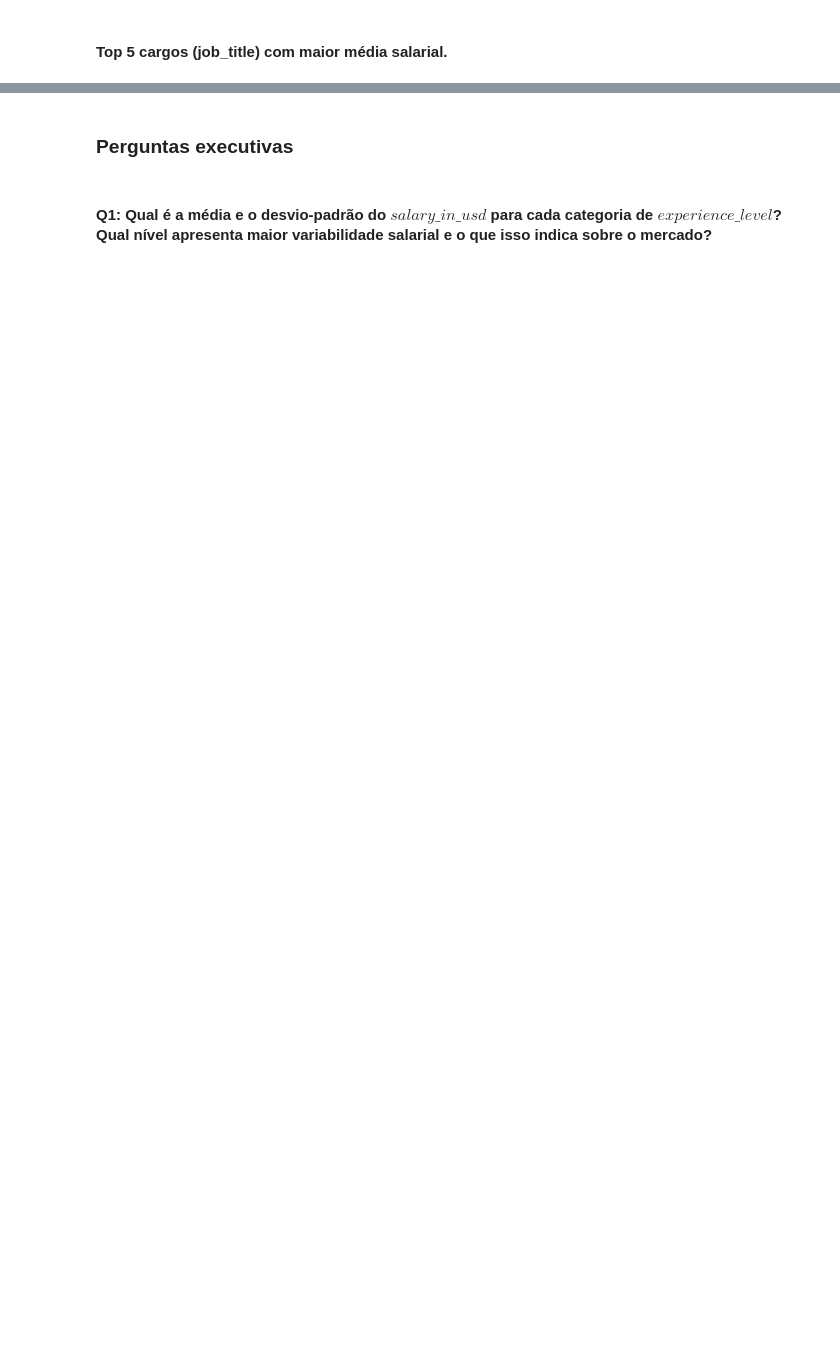
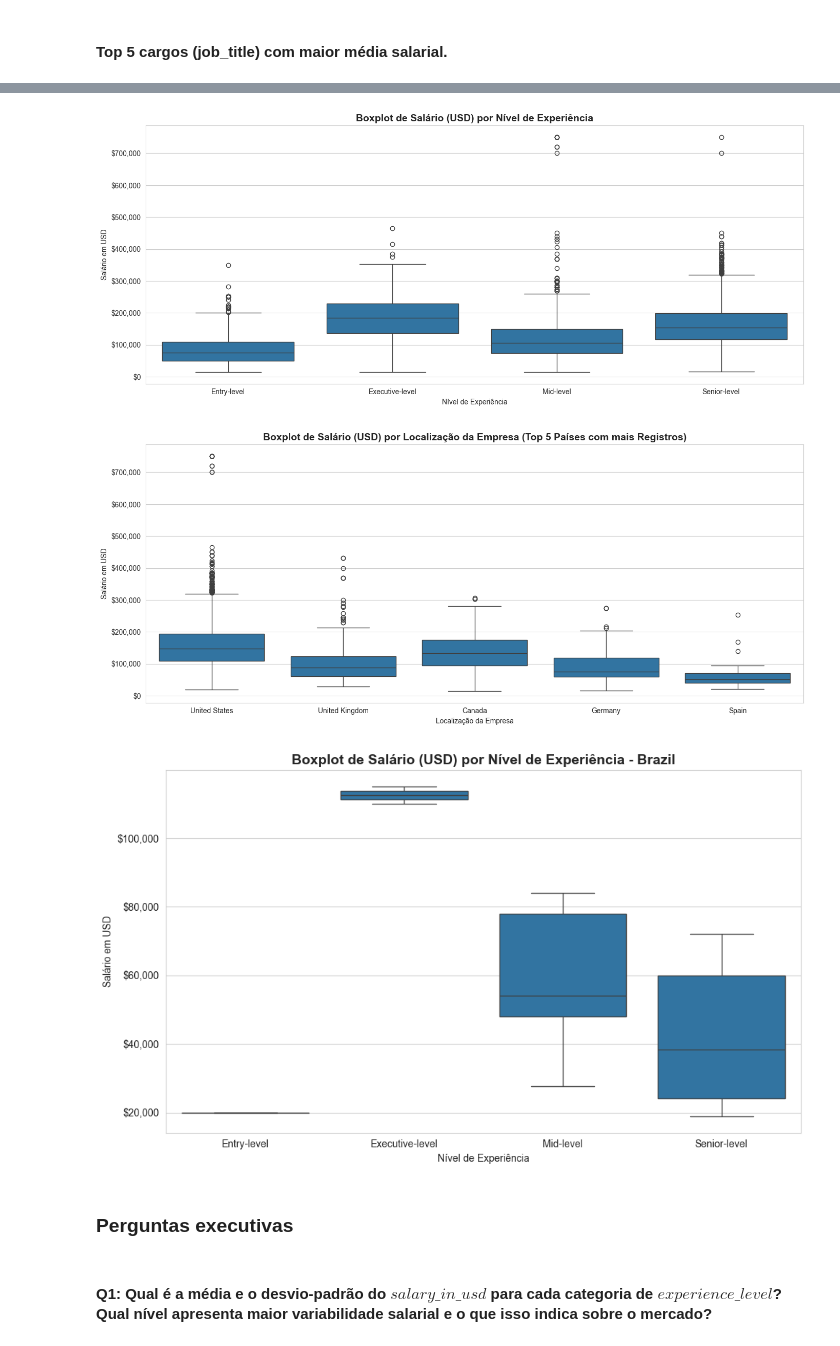
Before and after one commit to GSFutureAtWork/DataScience, a Jupyter notebook: main.ipynb, the cells around one changed output, grey strips where cells are left out. Saved outputs shown, nothing was run; the diff lists cells and outputs as text; code cells hidden in the pictures; blank space fills up the shorter version.

```diff
--- a/main.ipynb
+++ b/main.ipynb
@@ -303,7 +427,7 @@ plt.figure(figsize=(14, 6))
 sns.boxplot(
     data=df_salary_formatted,
     x="experience_level",
-    y="salary_in_usd",
+    y="salary",
 )
 plt.title(
     "Boxplot de Salário (USD) por Nível de Experiência", fontsize=14, fontweight="bold"
@@ -312,9 +436,10 @@ plt.xlabel("Nível de Experiência")
 plt.ylabel("Salário em USD")
 
 ax = plt.gca()
-ax.yaxis.set_major_formatter(usd_graph_formatter)
+ax.yaxis.set_major_formatter(currency_graph_formatter)
 
 plt.tight_layout()
+plt.savefig("./imgs/boxplot/boxplot-experience_level-salary.png", dpi=300)
 plt.show()
 
 
@@ -326,7 +451,7 @@ sns.boxplot(
         df_salary_formatted["company_location"].isin(top5_locations)
     ],
     x="company_location",
-    y="salary_in_usd",
+    y="salary",
     order=top5_locations,
 )
 plt.title(
@@ -336,35 +461,41 @@ plt.title(
 )
 
 plt.xlabel("Localização da Empresa")
 plt.ylabel("Salário em USD")
 ax = plt.gca()
-ax.yaxis.set_major_formatter(usd_graph_formatter)
+ax.yaxis.set_major_formatter(currency_graph_formatter)
 plt.tight_layout()
+plt.savefig("./imgs/boxplot/boxplot-company_location-salary.png", dpi=300)
 plt.show()
 
 
 def plot_boxplot_experience_by_country(df, country):
     plt.figure(figsize=(10, 6))
     sns.boxplot(
         data=df[df["company_location"] == country],
         x="experience_level",
-        y="salary_in_usd",
+        y="salary",
     )
     plt.title(
         f"Boxplot de Salário (USD) por Nível de Experiência - {country}",
         fontsize=14,
         fontweight="bold",
     )
     ax = plt.gca()
     formatter = ticker.FuncFormatter(lambda x, pos: f"${x:,.0f}")
     ax.yaxis.set_major_formatter(formatter)
     plt.xlabel("Nível de Experiência")
     plt.ylabel("Salário em USD")
     plt.tight_layout()
+    plt.savefig(f"./imgs/boxplot/boxplot-experience_level-salary-{country}.png", dpi=300)
     plt.show()
 
 
 plot_boxplot_experience_by_country(df_salary_formatted, "Brazil")
+# %% [output]
+[figure, added]
+[figure, added]
+[figure, added]
 # %% [markdown]
 ### **Perguntas executivas**
 # %% [markdown]
```
Also changed, not shown: parts of 53 cells of this notebook, 12 other files.
